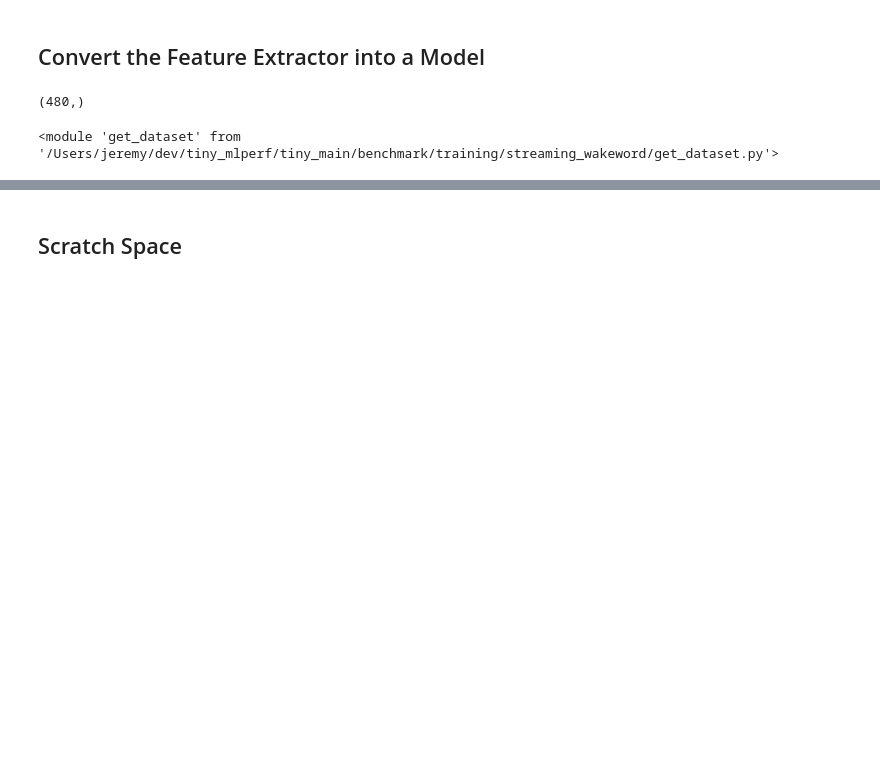
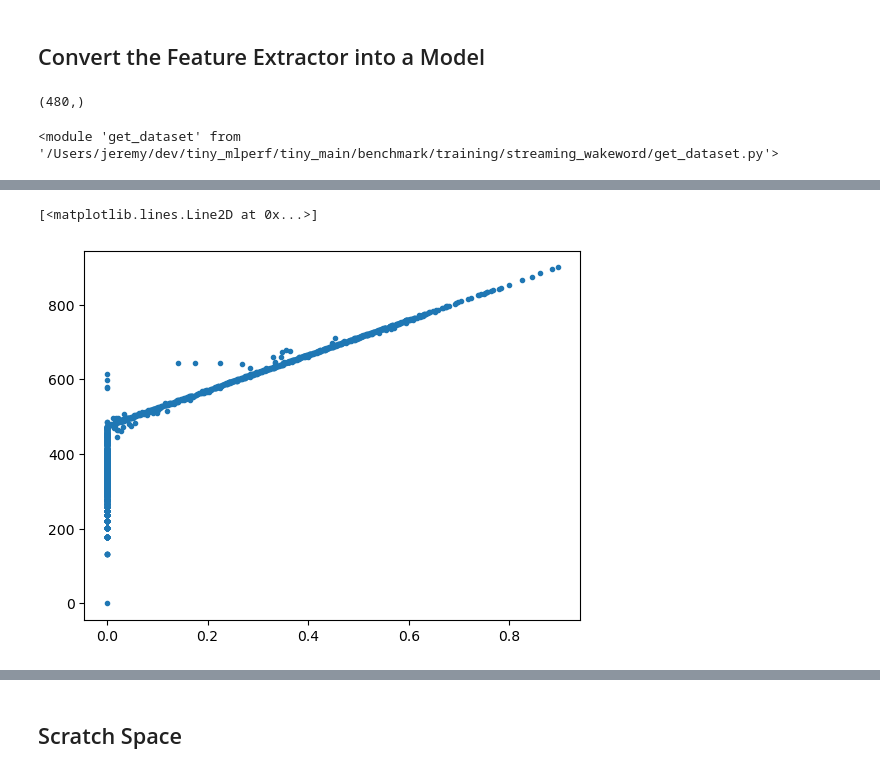
Before and after one commit to mlcommons/tiny, a Jupyter notebook: benchmark/training/streaming_wakeword/tflite_feature_extractor.ipynb, the cells around one changed output, grey strips where cells are left out. Saved outputs shown, nothing was run; the diff lists cells and outputs as text; code cells hidden in the pictures; blank space fills up the shorter version.

```diff
--- a/benchmark/training/streaming_wakeword/tflite_feature_extractor.ipynb
+++ b/benchmark/training/streaming_wakeword/tflite_feature_extractor.ipynb
@@ -217,0 +348,6 @@ paddings shape[] = (2, 2)
+# %%
+
+plt.plot(spec_one_shot.reshape(-1), spec_ufe.reshape(-1), '.')
+# %% [output]
+[<matplotlib.lines.Line2D at 0x...>]
+[figure, added]
```
Also changed, not shown: parts of 21 cells of this notebook, 3 other files.
